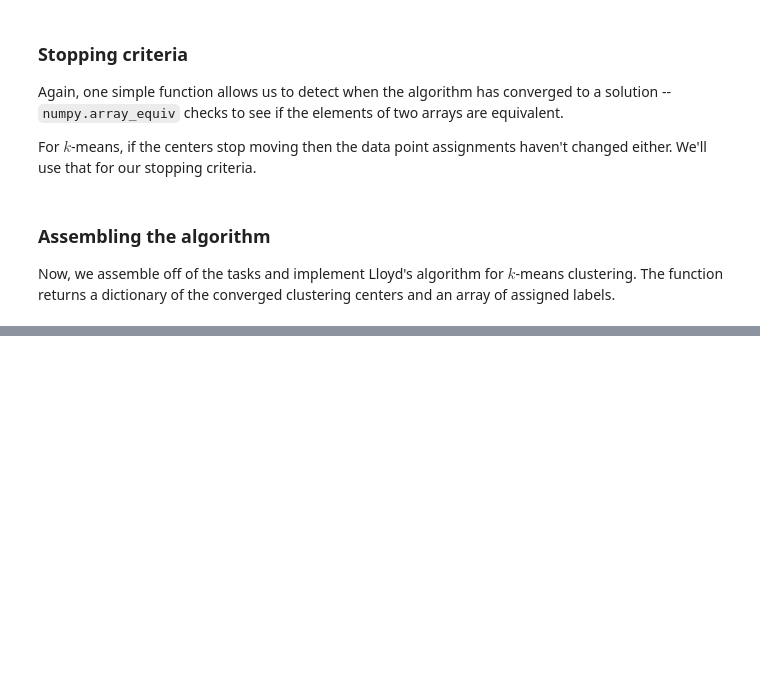
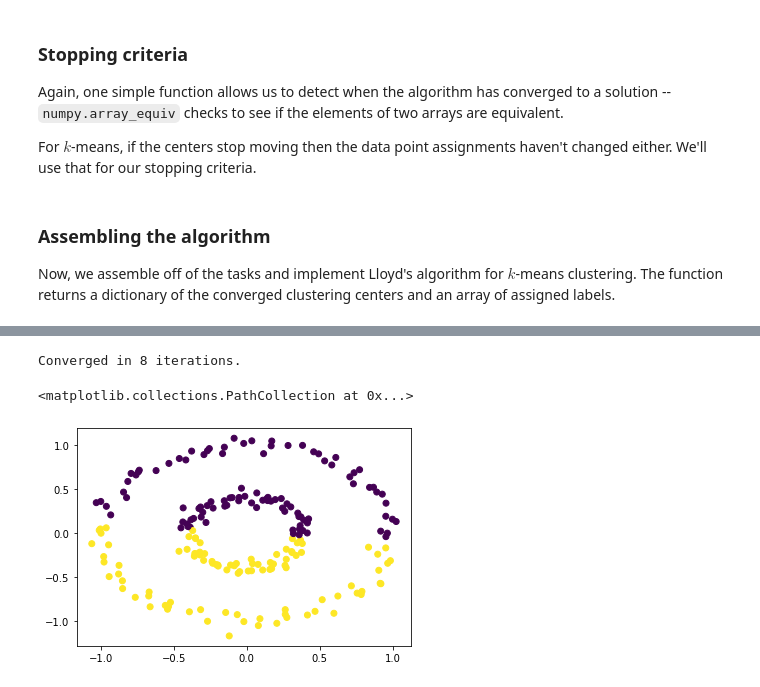
Before and after one commit to archaeojsc/ML_from_scratch, a Jupyter notebook: notebooks/00_k_means.ipynb, the cells around one changed output, grey strips where cells are left out. Saved outputs shown, nothing was run; the diff lists cells and outputs as text; code cells hidden in the pictures; blank space fills up the shorter version.

```diff
--- a/notebooks/00_k_means.ipynb
+++ b/notebooks/00_k_means.ipynb
@@ -181,0 +245,10 @@ def diy_kmeans(dat, n_clusters, max_iter=np.inf):
+# %%
+# %% DIY k-means on Circles
+
+my_circ_ctr, my_circ_label = diy_kmeans(dat=test_circ_data, n_clusters=2)
+
+plt.scatter(test_circ_data[:, 0], test_circ_data[:, 1], c=my_circ_label)
+# %% [output]
+Converged in 8 iterations.
+<matplotlib.collections.PathCollection at 0x...>
+[figure, added]
```
Also changed, not shown: parts of 11 cells of this notebook, 2 other files.
